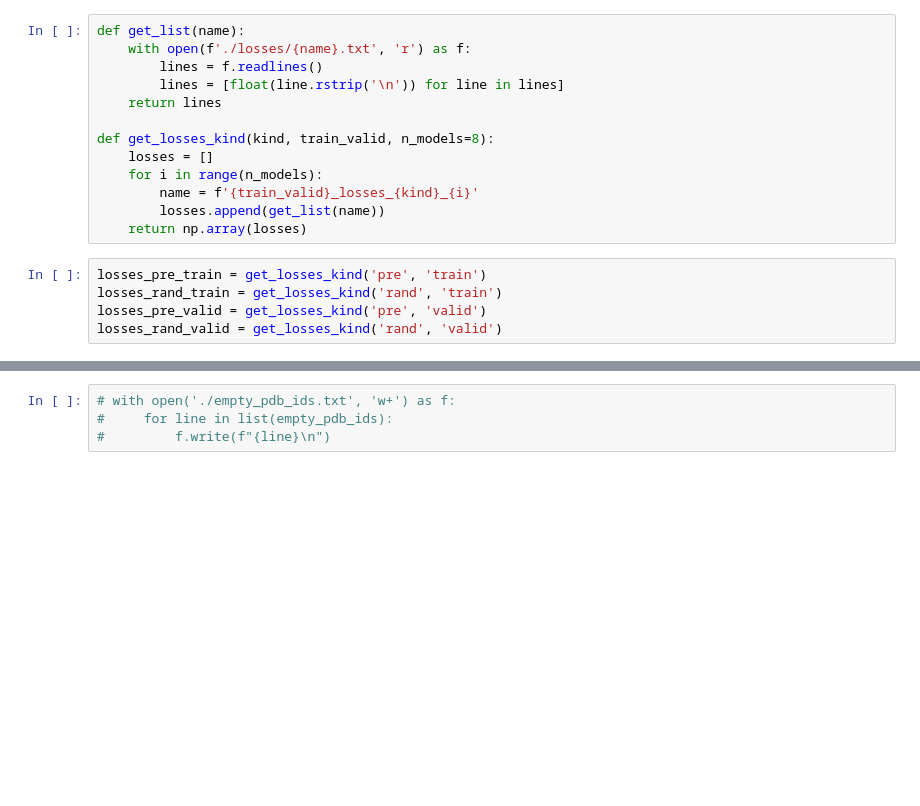
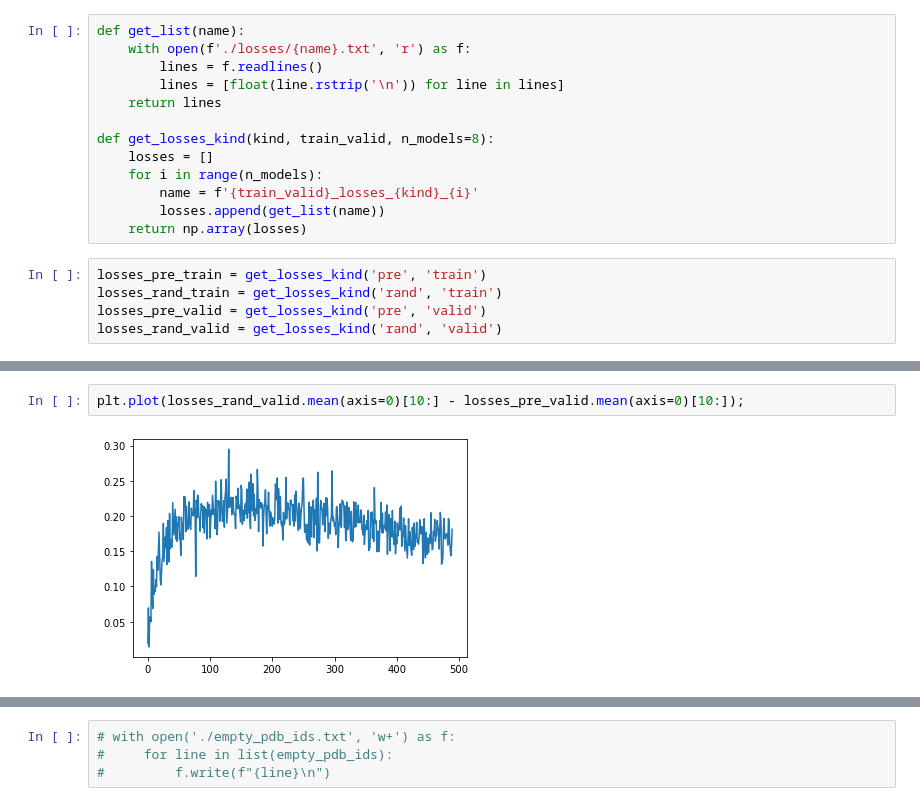
Before and after one commit to jessebmurray/ani2x_pdbbind, a Jupyter notebook: temp-analyze.ipynb, the cells around one changed output, grey strips where cells are left out. Drawn from its saved outputs; the diff is of its cells as text; blank space fills up the shorter version.

```diff
--- a/temp-analyze.ipynb
+++ b/temp-analyze.ipynb
@@ -45,3 +46,7 @@ plt.ylim(0, 4);
+# %%
+plt.plot(losses_rand_valid.mean(axis=0)[10:] - losses_pre_valid.mean(axis=0)[10:]);
+# %% [output]
+[figure, added]
 # %%
 losses_pre_valid.mean(axis=0)[:25].min() / losses_rand_valid.mean(axis=0)[:25].min()
 # %% [output]
```
Also changed, not shown: parts of 29 cells of this notebook, 2 other files.
